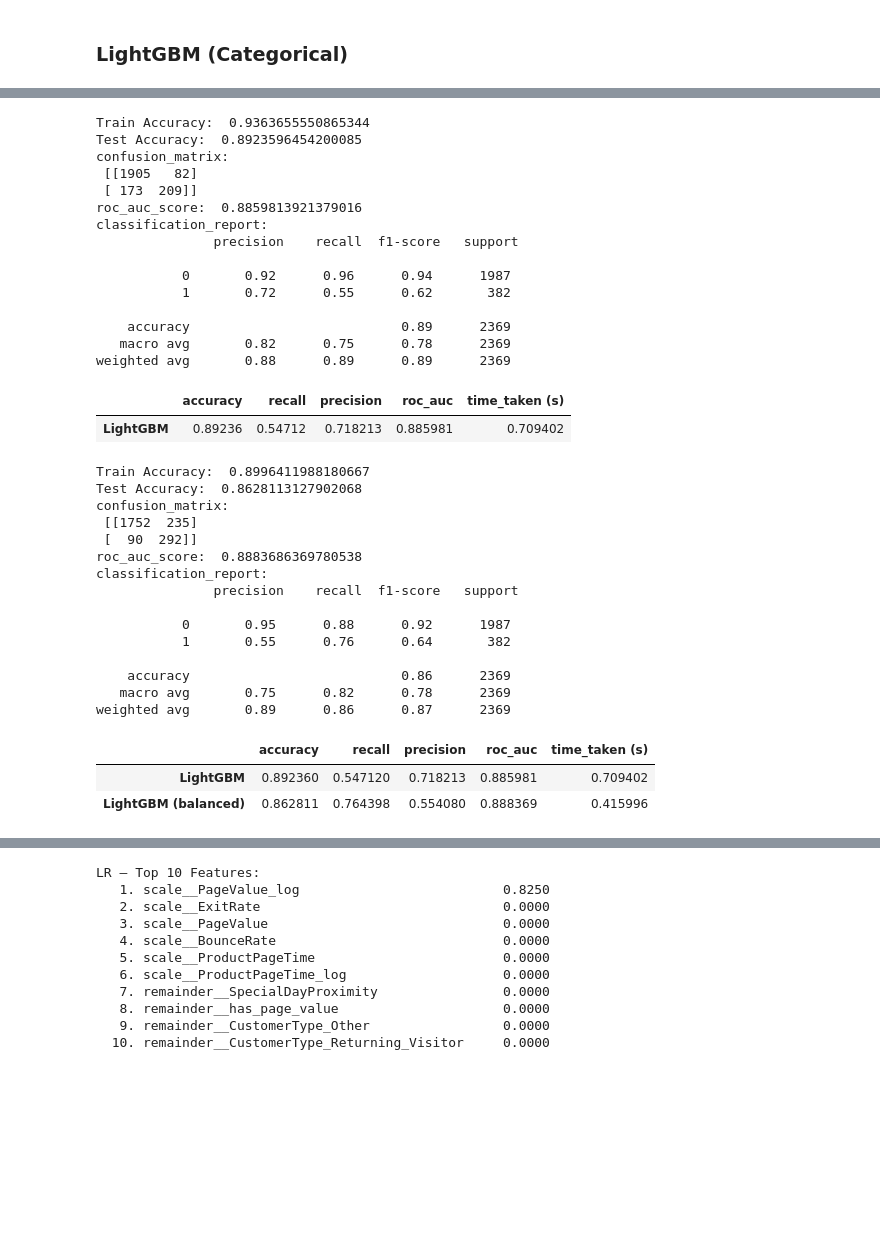
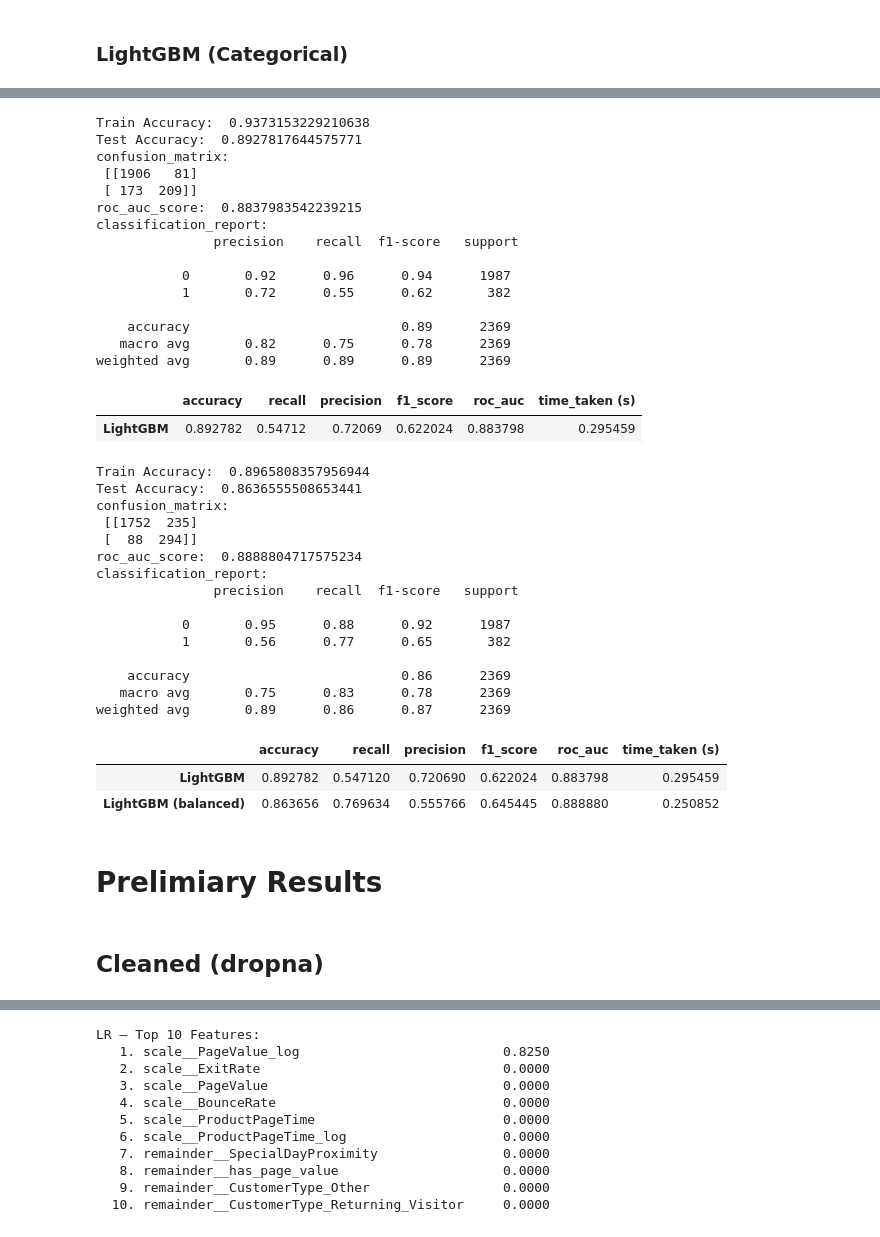
Before and after one commit to lowkaihon/ecommerce-purchase-prediction, a Jupyter notebook: modelling_prototype.ipynb, the cells around one changed output, grey strips where cells are left out. Cells and saved outputs as stored; diff of their text form; code cells hidden in the pictures; blank space fills up the shorter version.

```diff
--- a/modelling_prototype.ipynb
+++ b/modelling_prototype.ipynb
@@ -350,7 +372,7 @@ def evaluate(model):
     return accuracy, recall_score(y_test, y_pred_class), precision_score(y_test, y_pred_class), roc_auc, f1
 # %%
 # Non-scaled
-def evaluate(model):
+def evaluate_(model):
     y_pred_class = model.predict(X_test)
     y_pred_prob = model.predict_proba(X_test)
     accuracy = model.score(X_test, y_test)
@@ -868,16 +896,16 @@ start_time = time.perf_counter()
 lgbm = lgb.LGBMClassifier(objective='binary', random_state=1, verbose=0).fit(X_train, y_train)
 end_time = time.perf_counter()
 execution_time = end_time - start_time
-accuracy, recall, precision, roc_auc = evaluate_(lgbm)
-save_results('LightGBM', accuracy, recall, precision, roc_auc, execution_time)
+accuracy, recall, precision, roc_auc, f1 = evaluate_(lgbm)
+save_results('LightGBM', accuracy, recall, precision, f1, roc_auc, execution_time)
 results_df
 # %% [output]
-Train Accuracy:  0.9363655550865344
-Test Accuracy:  0.8923596454200085
+Train Accuracy:  0.9373153229210638
+Test Accuracy:  0.8927817644575771
 confusion_matrix:
- [[1905   82]
+ [[1906   81]
  [ 173  209]]
-roc_auc_score:  0.8859813921379016
+roc_auc_score:  0.8837983542239215
 classification_report:
                precision    recall  f1-score   support
 
@@ -886,33 +914,37 @@ classification_report:
 
     accuracy                           0.89      2369
    macro avg       0.82      0.75      0.78      2369
-weighted avg       0.88      0.89      0.89      2369
+weighted avg       0.89      0.89      0.89      2369
-|  | accuracy | recall | precision | roc_auc | time_taken (s) |
-| LightGBM | 0.89236 | 0.54712 | 0.718213 | 0.885981 | 0.709402 |
+|  | accuracy | recall | precision | f1_score | roc_auc | time_taken (s) |
+| LightGBM | 0.892782 | 0.54712 | 0.72069 | 0.622024 | 0.883798 | 0.295459 |
 # %%
 start_time = time.perf_counter()
 lgbm = lgb.LGBMClassifier(objective='binary', random_state=1, verbose=0, class_weight='balanced').fit(X_train, y_train)  # class_weight='balanced'
 end_time = time.perf_counter()
 execution_time = end_time - start_time
-accuracy, recall, precision, roc_auc = evaluate_(lgbm)
-save_results('LightGBM (balanced)', accuracy, recall, precision, roc_auc, execution_time)
+accuracy, recall, precision, roc_auc,f1 = evaluate_(lgbm)
+save_results('LightGBM (balanced)', accuracy, recall, precision, f1, roc_auc, execution_time)
 results_df
 # %% [output]
-Train Accuracy:  0.8996411988180667
-Test Accuracy:  0.8628113127902068
+Train Accuracy:  0.8965808357956944
+Test Accuracy:  0.8636555508653441
 confusion_matrix:
  [[1752  235]
- [  90  292]]
-roc_auc_score:  0.8883686369780538
+ [  88  294]]
+roc_auc_score:  0.8888804717575234
 classification_report:
                precision    recall  f1-score   support
 
            0       0.95      0.88      0.92      1987
-           1       0.55      0.76      0.64       382
+           1       0.56      0.77      0.65       382
 
     accuracy                           0.86      2369
-   macro avg       0.75      0.82      0.78      2369
+   macro avg       0.75      0.83      0.78      2369
 weighted avg       0.89      0.86      0.87      2369
-|  | accuracy | recall | precision | roc_auc | time_taken (s) |
-| LightGBM | 0.892360 | 0.547120 | 0.718213 | 0.885981 | 0.709402 |
-| LightGBM (balanced) | 0.862811 | 0.764398 | 0.554080 | 0.888369 | 0.415996 |
+|  | accuracy | recall | precision | f1_score | roc_auc | time_taken (s) |
+| LightGBM | 0.892782 | 0.547120 | 0.720690 | 0.622024 | 0.883798 | 0.295459 |
+| LightGBM (balanced) | 0.863656 | 0.769634 | 0.555766 | 0.645445 | 0.888880 | 0.250852 |
+# %% [markdown]
+# Prelimiary Results
+# %% [markdown]
+## Cleaned (dropna)
```
Also changed, not shown: parts of 60 cells of this notebook, 2 other files.
